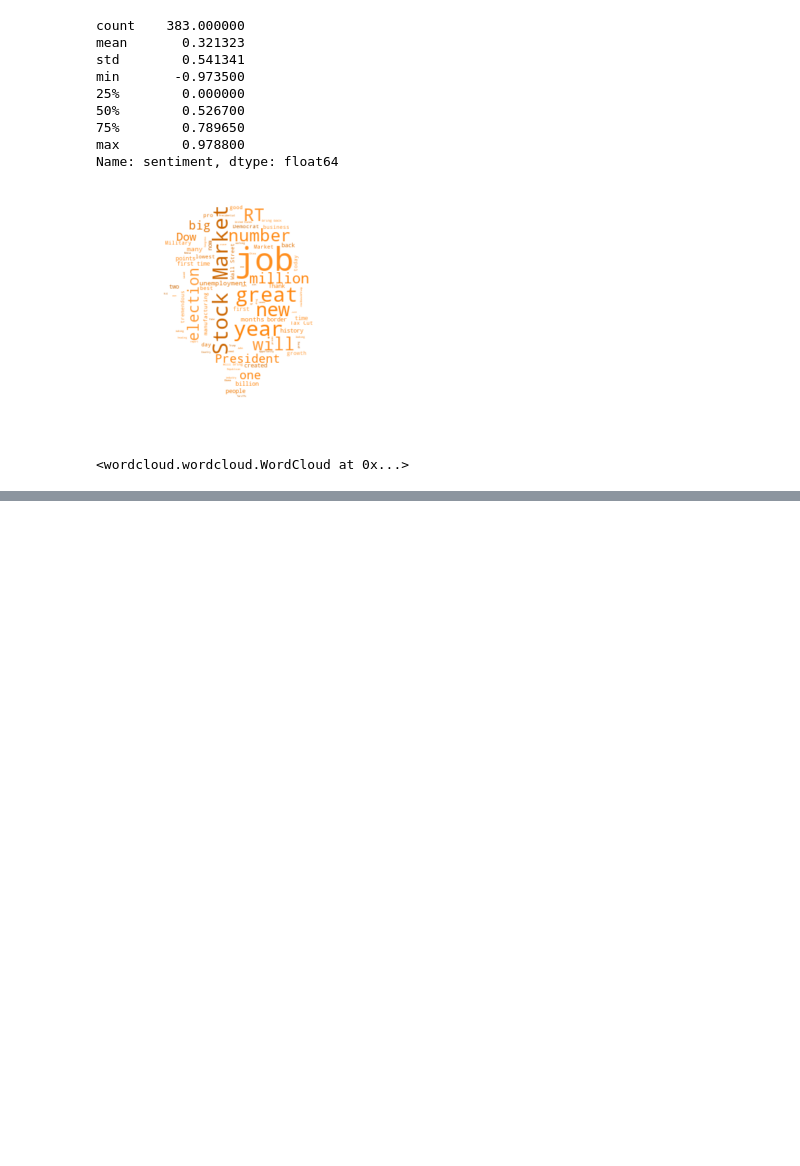
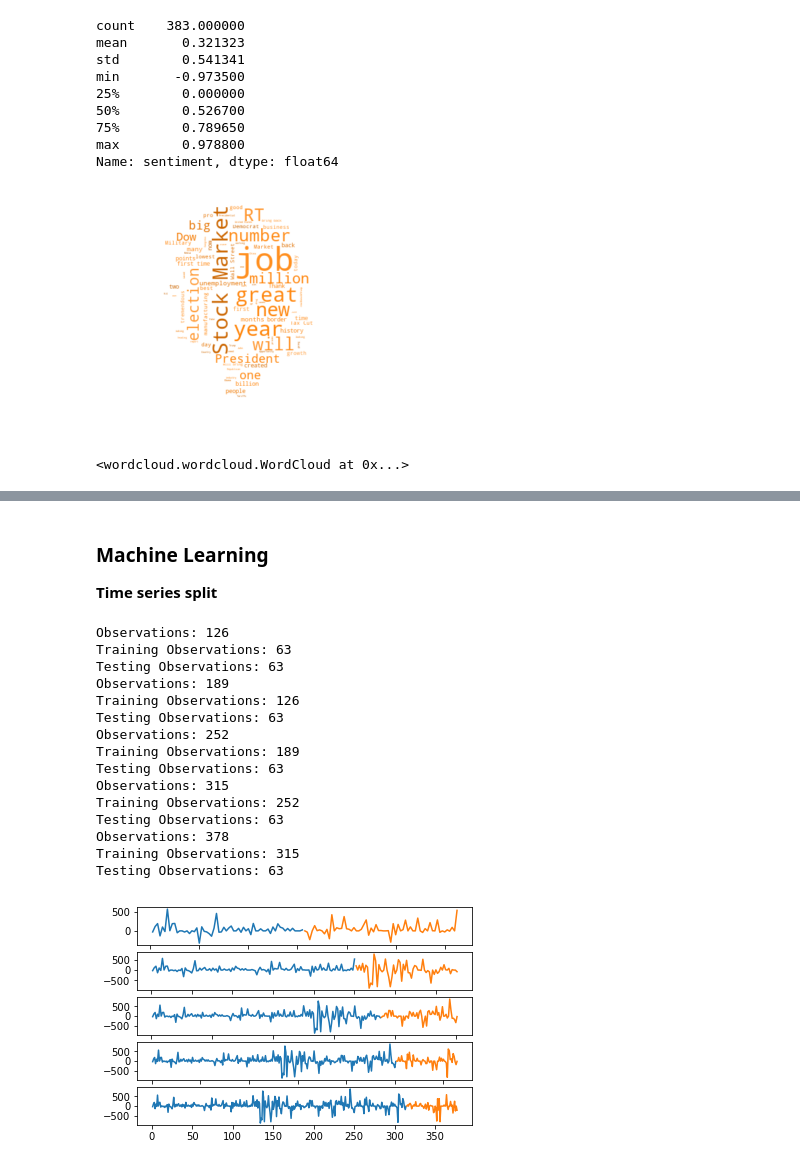
Before and after one commit to BjornCilleborg/sds2019, a Jupyter notebook: EXAM PROJECT/Exam Project.ipynb, the cells around one changed output, grey strips where cells are left out. Cells and saved outputs as stored; diff of their text form; code cells hidden in the pictures; blank space fills up the shorter version.

```diff
--- a/EXAM PROJECT/Exam Project.ipynb
+++ b/EXAM PROJECT/Exam Project.ipynb
@@ -554,0 +561,61 @@ Number of observations: 378
+# %% [markdown]
+### Machine Learning
+
+**Time series split**
+# %%
+import statsmodels.api as sm
+from matplotlib import pyplot
+
+import requests
+
+import sklearn
+from sklearn import linear_model
+from sklearn.tree import DecisionTreeClassifier
+from sklearn.metrics import mean_squared_error as mse
+from sklearn.metrics import accuracy_score
+from sklearn.model_selection import learning_curve, validation_curve, TimeSeriesSplit, train_test_split
+from sklearn.linear_model import Lasso, LinearRegression, Ridge
+from sklearn.pipeline import make_pipeline
+from sklearn.preprocessing import PolynomialFeatures, StandardScaler
+
+X1 = df_bloom_clean[['sentiment','dow','firstdifference','relativechange','datetime']].values
+X = sm.add_constant(X1)
+splits = TimeSeriesSplit(n_splits=5)
+
+for train_index, test_index in splits.split(X):
+	X_train = X[train_index]
+	X_test = X[test_index]
+pyplot.show()
+
+Y = df_bloom_clean['firstdifference'].values
+splits = TimeSeriesSplit(n_splits=5)
+pyplot.figure(1)
+index = 1
+for train_index, test_index in splits.split(Y):
+	y_train = Y[train_index]
+	y_test = Y[test_index]
+	print('Observations: %d' % (len(y_train) + len(y_test)))
+	print('Training Observations: %d' % (len(y_train)))
+	print('Testing Observations: %d' % (len(y_test)))
+	pyplot.subplot(510 + index)
+	pyplot.plot(y_train)
+	pyplot.plot([None for i in y_train] + [x for x in y_test])
+	index += 1
+pyplot.show()
+# %% [output]
+Observations: 126
+Training Observations: 63
+Testing Observations: 63
+Observations: 189
+Training Observations: 126
+Testing Observations: 63
+Observations: 252
+Training Observations: 189
+Testing Observations: 63
+Observations: 315
+Training Observations: 252
+Testing Observations: 63
+Observations: 378
+Training Observations: 315
+Testing Observations: 63
+[figure, added]
```
Also changed, not shown: parts of 39 cells of this notebook, 2 other files.
